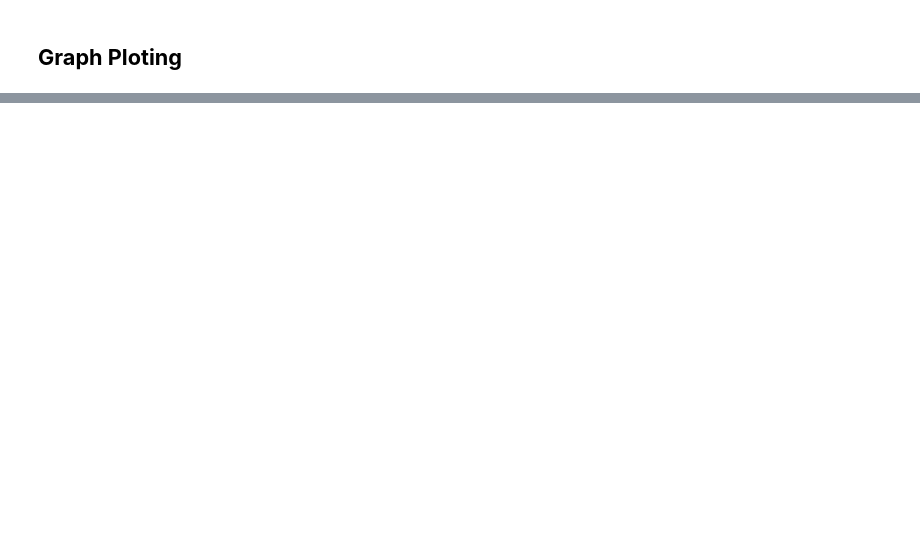
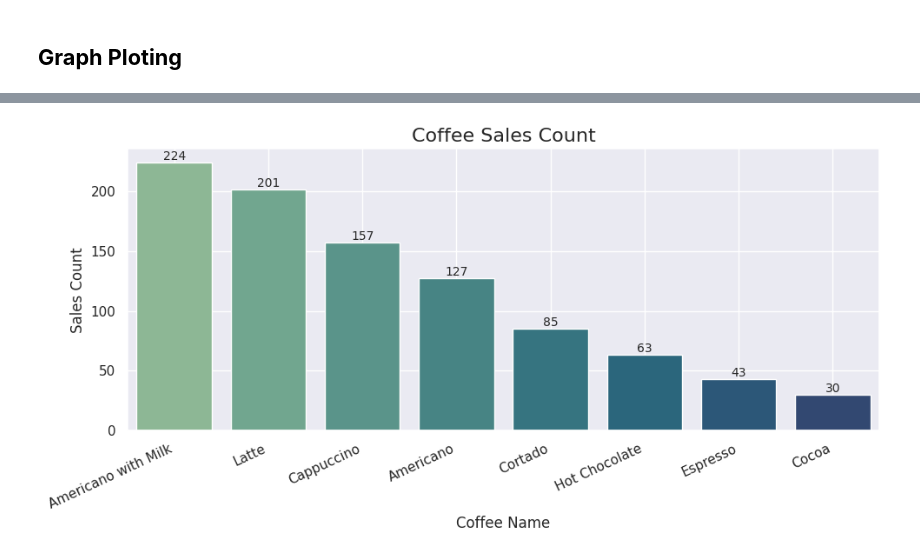
Before and after one commit to Rathod11jay/Unified_Mentor, a Jupyter notebook: Coffee_Sales_Analysis.ipynb, the cells around one changed output, grey strips where cells are left out. Saved outputs shown, nothing was run; the diff lists cells and outputs as text; code cells hidden in the pictures; blank space fills up the shorter version.

```diff
--- a/Coffee_Sales_Analysis.ipynb
+++ b/Coffee_Sales_Analysis.ipynb
@@ -216,0 +191,20 @@ plt.show()
+# %%
+# Coffee Sales Count
+plt.figure(figsize=(10,5))
+sns.set_theme()
+
+coffee_sales_count = data['coffee_name'].value_counts()
+ax = sns.barplot(x=coffee_sales_count.index, y=coffee_sales_count.values, palette='crest')
+
+for container in ax.containers:
+    ax.bar_label(container, fontsize=10)
+
+plt.title('Coffee Sales Count', fontsize=16)
+plt.xlabel('Coffee Name')
+plt.ylabel('Sales Count')
+plt.xticks(rotation = 25, ha='right')
+plt.tight_layout()
+plt.grid(True)
+plt.show()
+# %% [output]
+[figure, added]
```
Also changed, not shown: parts of 18 cells of this notebook.
